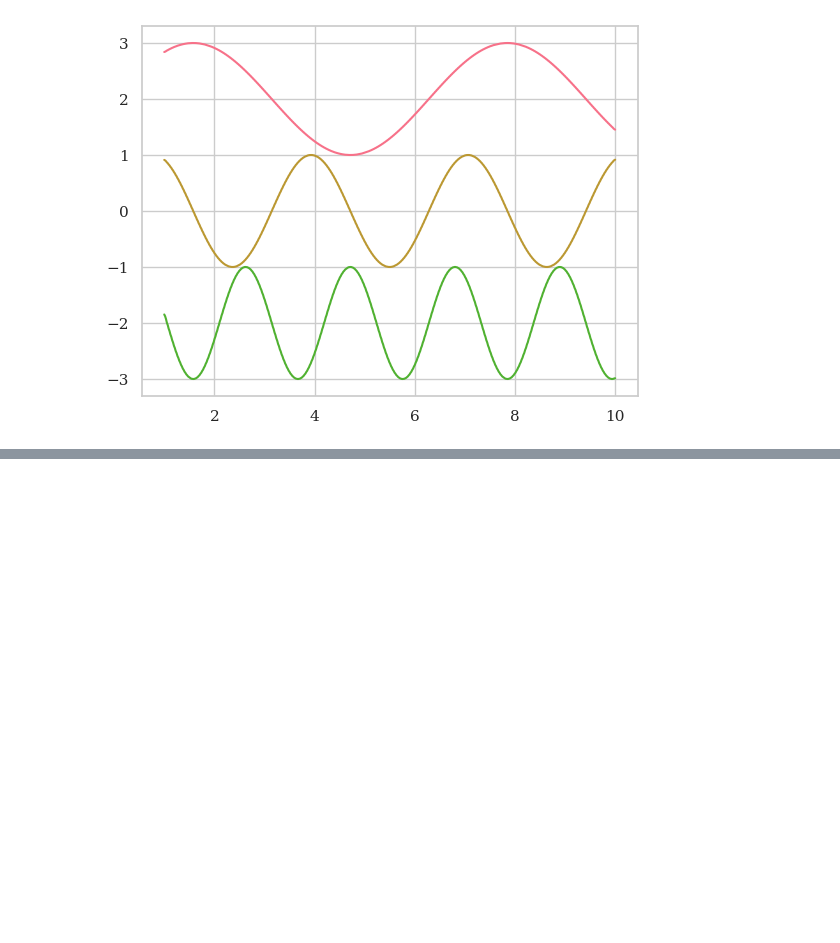
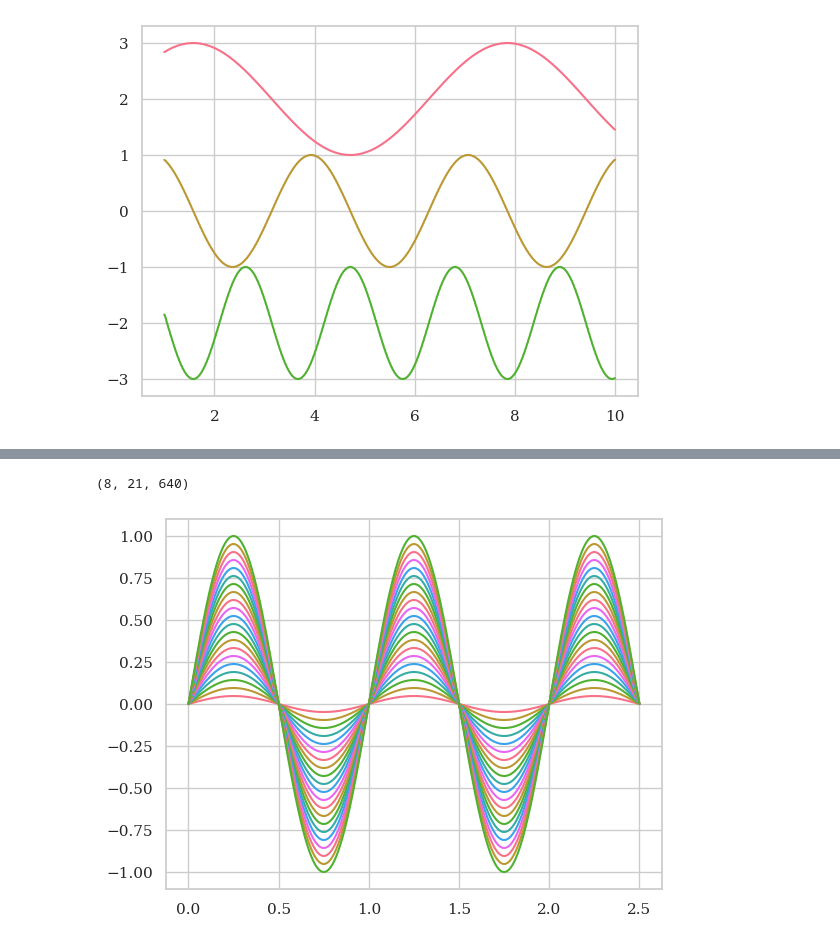
Before and after one commit to Samuel-Boehm/EEG-GAN, a Jupyter notebook: playground.ipynb, the cells around one changed output, grey strips where cells are left out. Saved outputs shown, nothing was run; the diff lists cells and outputs as text; code cells hidden in the pictures; blank space fills up the shorter version.

```diff
--- a/playground.ipynb
+++ b/playground.ipynb
@@ -166,0 +111,29 @@ To enable the following instructions: AVX2 AVX_VNNI FMA, in other operations, re
+# %%
+import numpy as np
+import matplotlib.pyplot as plt
+sfreq = 256
+time = 2.5
+n_samples = int(sfreq * time)
+n_channels = 21
+n_classes = 2
+batch_size = 8
+
+time = np.linspace(0, time, n_samples)
+# extend to batch size
+time = np.tile(time, (n_channels, 1))
+# create a batch of sines
+data = np.sin(2 * np.pi * time)
+# amplitudes:
+amplitudes = np.arange(1, n_channels + 1) / n_channels
+
+# Scale the data
+data *= amplitudes[:, None]
+
+plt.plot(time[0], data.T)
+
+# extend to batch size
+data = np.tile(data, (batch_size, 1, 1))
+data.shape
+# %% [output]
+(8, 21, 640)
+[figure, added]
```
Also changed, not shown: parts of 9 cells of this notebook, 7 other files.
